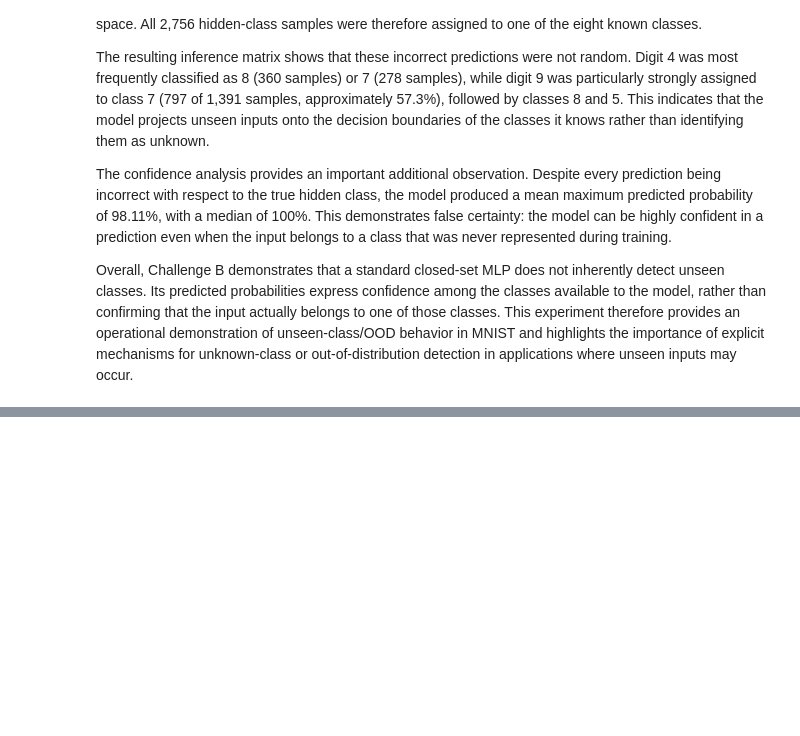
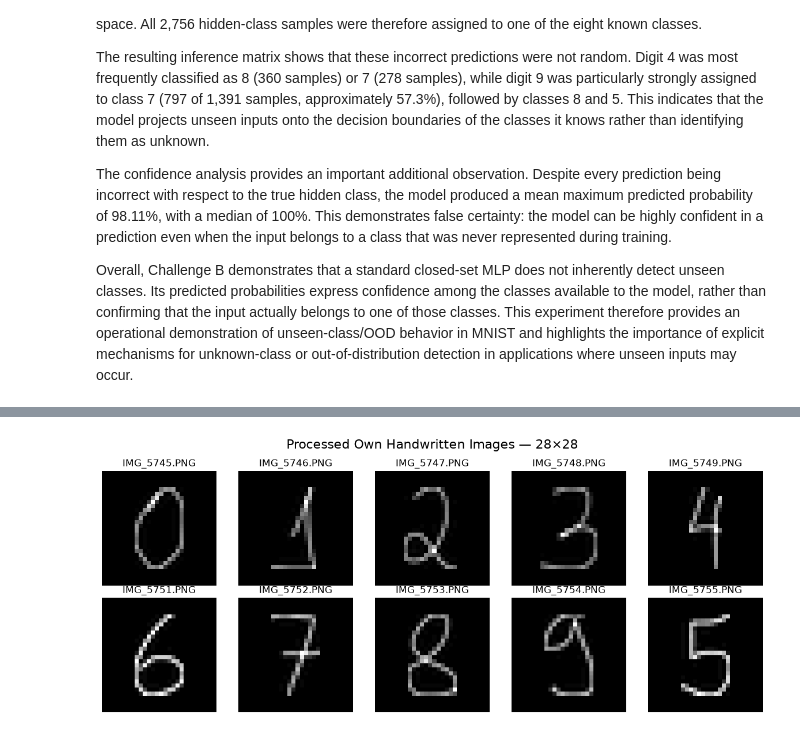
Before and after one commit to ananda-pires/mnist-multiclass-predictive-pipeline, a Jupyter notebook: notebooks/mnist_pipeline.ipynb, the cells around one changed output, grey strips where cells are left out. Cells and saved outputs as stored; diff of their text form; code cells hidden in the pictures; blank space fills up the shorter version.

```diff
--- a/notebooks/mnist_pipeline.ipynb
+++ b/notebooks/mnist_pipeline.ipynb
@@ -2328,0 +2620,31 @@ Overall, Challenge B demonstrates that a standard closed-set MLP does not inhere
+# %%
+# Import matplotlib for visualizing the processed handwritten digits
+import matplotlib.pyplot as plt
+
+# Create a figure containing one subplot for each processed handwritten digit
+fig, axes = plt.subplots(2, 5, figsize=(12, 5))
+
+# Flatten the axes array to make iteration easier
+axes = axes.ravel()
+
+# Display each processed 28×28 handwritten digit
+for index, processed_image in enumerate(processed_images):
+    # Display the normalized image using a grayscale color map
+    axes[index].imshow(processed_image, cmap="gray")
+
+    # Use the original filename as the subplot title
+    axes[index].set_title(processed_image_names[index])
+
+    # Hide the axis because only the processed image is relevant
+    axes[index].axis("off")
+
+# Add a title describing the processed images
+fig.suptitle("Processed Own Handwritten Images — 28×28", fontsize=16)
+
+# Adjust the layout to prevent overlapping elements
+plt.tight_layout()
+
+# Display the figure
+plt.show()
+# %% [output]
+[figure, added]
```
Also changed, not shown: parts of 37 cells of this notebook, 10 other files.
